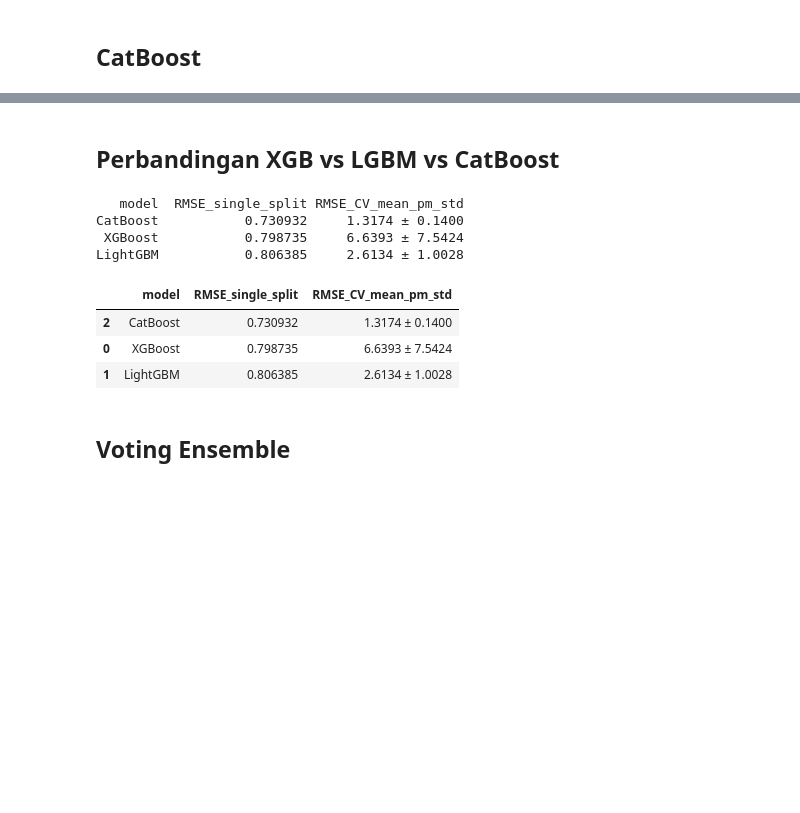
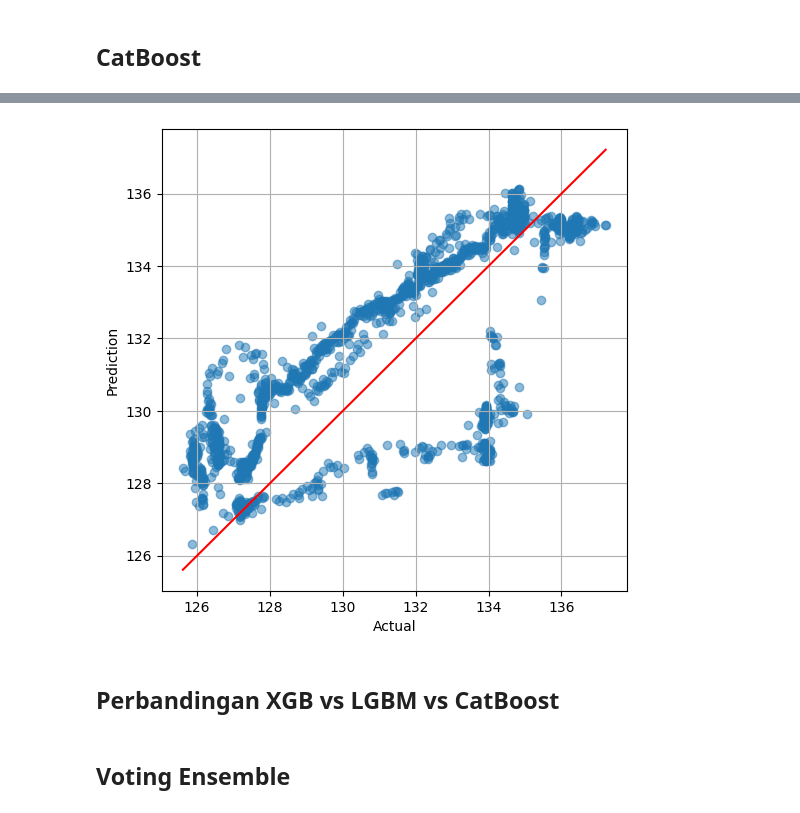
Before and after one commit to LeonArif/SSDS_Dikeri-Leon, a Jupyter notebook: leon/main3.ipynb, the cells around one changed output, grey strips where cells are left out. Drawn from its saved outputs; the diff is of its cells as text; code cells hidden in the pictures; blank space fills up the shorter version.

```diff
--- a/leon/main3.ipynb
+++ b/leon/main3.ipynb
@@ -520,3 +575,7 @@ full["nama_pos_te"] = (
+# %%
+full['is_dam'] = (full['nama_pos'] == 'Wonogiri Dam').astype(int)
+full['dayofyear_sin_x_dam'] = full['dayofyear_sin'] * full['is_dam']
+full['dayofyear_cos_x_dam'] = full['dayofyear_cos'] * full['is_dam']
 # %% [markdown]
 ## finalize before split train and val
 # %% [markdown]
@@ -750,27 +941,44 @@ RMSE CV rata-rata: 1.3174 +/- 0.1400
+# %%
+plt.figure(figsize=(6,6))
+
+plt.scatter(
+    plot_df["tma_mdpl"],
+    plot_df["pred"],
+    alpha=0.5
+)
+
+mn = min(plot_df["tma_mdpl"].min(), plot_df["pred"].min())
+mx = max(plot_df["tma_mdpl"].max(), plot_df["pred"].max())
+
+plt.plot(
+    [mn,mx],
+    [mn,mx],
+    color="red"
+)
+
+plt.xlabel("Actual")
+plt.ylabel("Prediction")
+
+plt.grid(True)
+
+plt.show()
+# %% [output]
+[figure, added]
 # %% [markdown]
 ## Perbandingan XGB vs LGBM vs CatBoost
 # %%
-comparison = pd.DataFrame({
-    'model': ['XGBoost', 'LightGBM', 'CatBoost'],
-    'RMSE_single_split': [rmse_xgb, rmse_lgbm, rmse_cat],
-    'RMSE_CV_mean': [np.mean(results_xgb), np.mean(results_lgbm), np.mean(results_cat)],
-    'RMSE_CV_std': [np.std(results_xgb), np.std(results_lgbm), np.std(results_cat)],
-})
-comparison['RMSE_CV_mean_pm_std'] = comparison.apply(
-    lambda r: f"{r['RMSE_CV_mean']:.4f} ± {r['RMSE_CV_std']:.4f}", axis=1
-)
-comparison_display = comparison[['model','RMSE_single_split','RMSE_CV_mean_pm_std']].sort_values('RMSE_single_split')
-print(comparison_display.to_string(index=False))
-comparison_display
+# comparison = pd.DataFrame({
+#     'model': ['XGBoost', 'LightGBM', 'CatBoost'],
+#     'RMSE_single_split': [rmse_xgb, rmse_lgbm, rmse_cat],
+#     'RMSE_CV_mean': [np.mean(results_xgb), np.mean(results_lgbm), np.mean(results_cat)],
+#     'RMSE_CV_std': [np.std(results_xgb), np.std(results_lgbm), np.std(results_cat)],
+# })
+# comparison['RMSE_CV_mean_pm_std'] = comparison.apply(
+#     lambda r: f"{r['RMSE_CV_mean']:.4f} ± {r['RMSE_CV_std']:.4f}", axis=1
+# )
+# comparison_display = comparison[['model','RMSE_single_split','RMSE_CV_mean_pm_std']].sort_values('RMSE_single_split')
+# print(comparison_display.to_string(index=False))
+# comparison_display
-# %% [output]
-   model  RMSE_single_split RMSE_CV_mean_pm_std
-CatBoost           0.730932     1.3174 ± 0.1400
- XGBoost           0.798735     6.6393 ± 7.5424
-LightGBM           0.806385     2.6134 ± 1.0028
-|  | model | RMSE_single_split | RMSE_CV_mean_pm_std |
-| 2 | CatBoost | 0.730932 | 1.3174 ± 0.1400 |
-| 0 | XGBoost | 0.798735 | 6.6393 ± 7.5424 |
-| 1 | LightGBM | 0.806385 | 2.6134 ± 1.0028 |
 # %% [markdown]
 ## Voting Ensemble
 # %%
```
Also changed, not shown: parts of 37 cells of this notebook, 2 other files.
